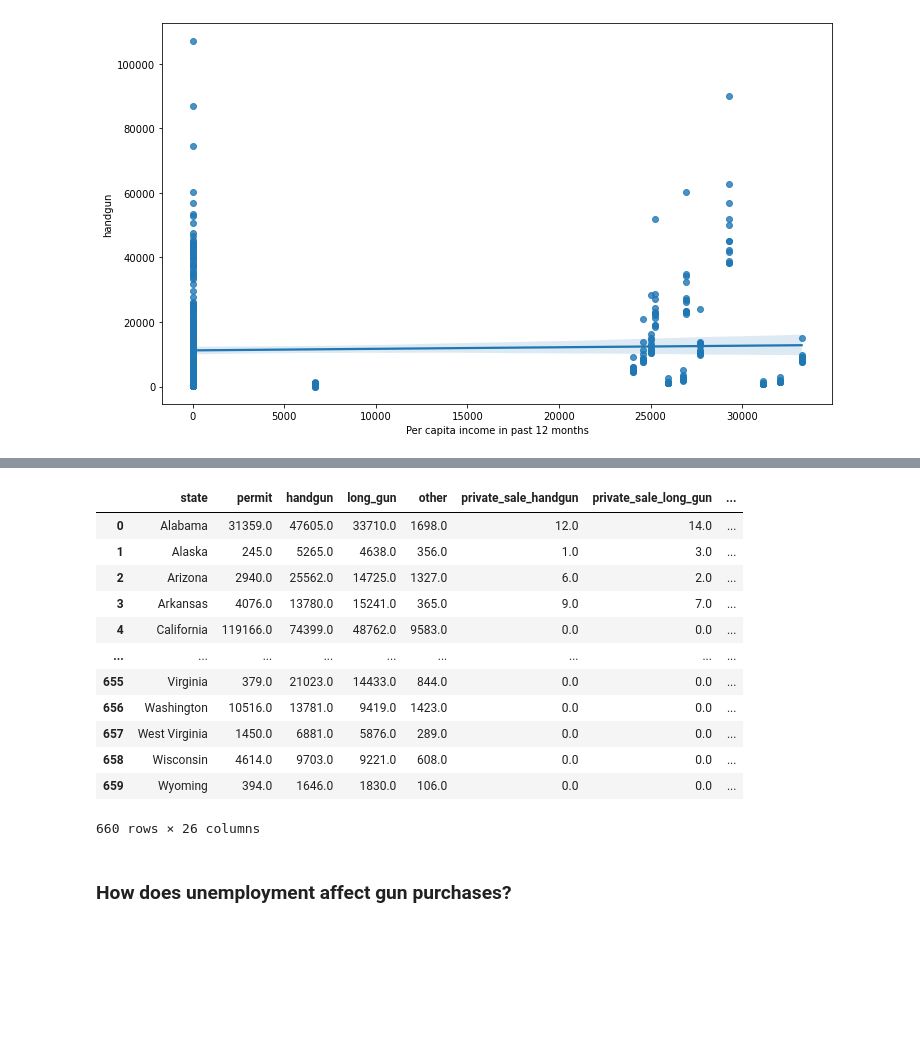
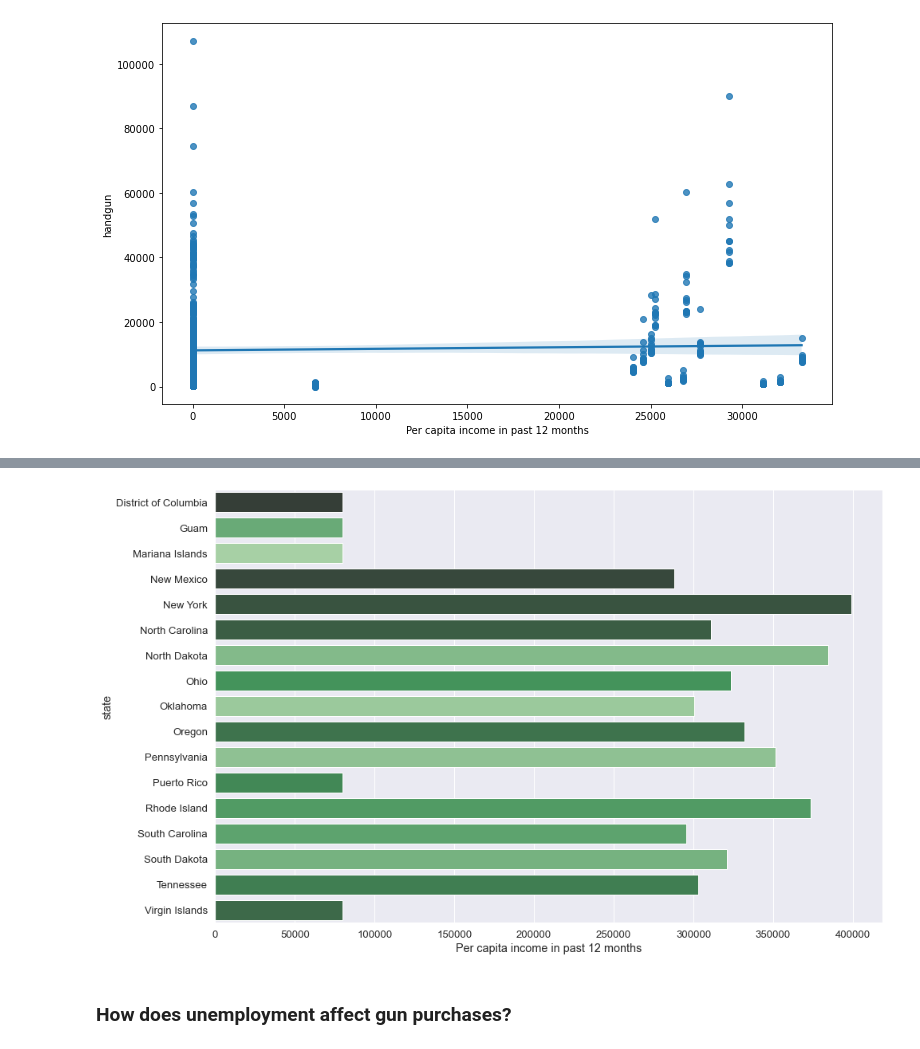
Before and after one commit to chloecongourdeau/data-investigation, a Jupyter notebook: gun-data-investigation.ipynb, the cells around one changed output, grey strips where cells are left out. Drawn from its saved outputs; the diff is of its cells as text; code cells hidden in the pictures; blank space fills up the shorter version.

Commit message:
create first two visualizations

```diff
--- a/gun-data-investigation.ipynb
+++ b/gun-data-investigation.ipynb
@@ -574,4 +545,0 @@ df_combined['Per capita income in past 12 months'] = df_combined['Per capita inc
-# %%
-df_combined.loc[df_combined['Per capita income in past 12 months'] > 50, :]
-sns.barplot(y='state', x='Per capita income in past 12 months' ,data=df_combined[:600]).set_title('Test');
-plt.rcParams['figure.figsize']=(30,20)
@@ -580,19 +546,21 @@ plt.rcParams['figure.figsize']=(30,20)
-# %%
-df_combined.loc[df_combined["handgun"] > 0, :]
-# %% [output]
-|  | state | permit | handgun | long_gun | other | private_sale_handgun | private_sale_long_gun | ... |
-| 0 | Alabama | 31359.0 | 47605.0 | 33710.0 | 1698.0 | 12.0 | 14.0 | ... |
-| 1 | Alaska | 245.0 | 5265.0 | 4638.0 | 356.0 | 1.0 | 3.0 | ... |
-| 2 | Arizona | 2940.0 | 25562.0 | 14725.0 | 1327.0 | 6.0 | 2.0 | ... |
-| 3 | Arkansas | 4076.0 | 13780.0 | 15241.0 | 365.0 | 9.0 | 7.0 | ... |
-| 4 | California | 119166.0 | 74399.0 | 48762.0 | 9583.0 | 0.0 | 0.0 | ... |
-| ... | ... | ... | ... | ... | ... | ... | ... | ... |
-| 655 | Virginia | 379.0 | 21023.0 | 14433.0 | 844.0 | 0.0 | 0.0 | ... |
-| 656 | Washington | 10516.0 | 13781.0 | 9419.0 | 1423.0 | 0.0 | 0.0 | ... |
-| 657 | West Virginia | 1450.0 | 6881.0 | 5876.0 | 289.0 | 0.0 | 0.0 | ... |
-| 658 | Wisconsin | 4614.0 | 9703.0 | 9221.0 | 608.0 | 0.0 | 0.0 | ... |
-| 659 | Wyoming | 394.0 | 1646.0 | 1830.0 | 106.0 | 0.0 | 0.0 | ... |
-660 rows × 26 columns
+# %%
+sns.set(font_scale=1.2)
+plt.rcParams['figure.figsize']=(15,10)
+
+groupedvalues = data.groupby('state').sum().reset_index()
+
+# define the color palette of different colors
+pal = sns.color_palette("Greens_d", len(groupedvalues))
+# use argsort method
+rank = groupedvalues["Per capita income in past 12 months"].argsort()
+
+# use dataframe grouped by days to plot a
+# bar chart between days and total bill
+ax = sns.barplot(x='Per capita income in past 12 months', y='state',
+                 data=groupedvalues,
+                 palette=np.array(pal[::-1])[rank])
+# %% [output]
+[figure, added]
 # %% [markdown]
 ### How does unemployment affect gun purchases?
 # %% [markdown]
```
Also changed, not shown: parts of 7 cells of this notebook.
